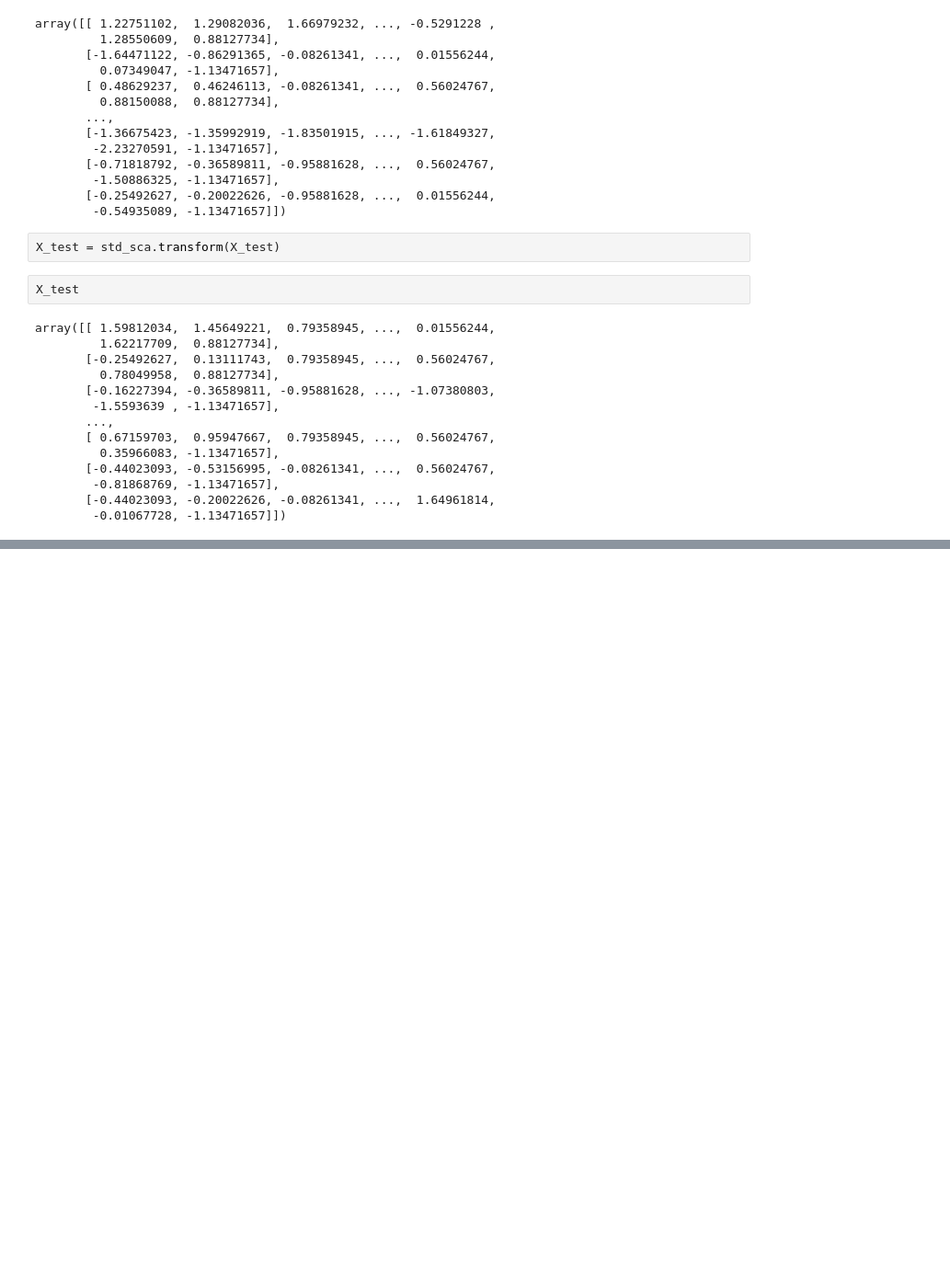
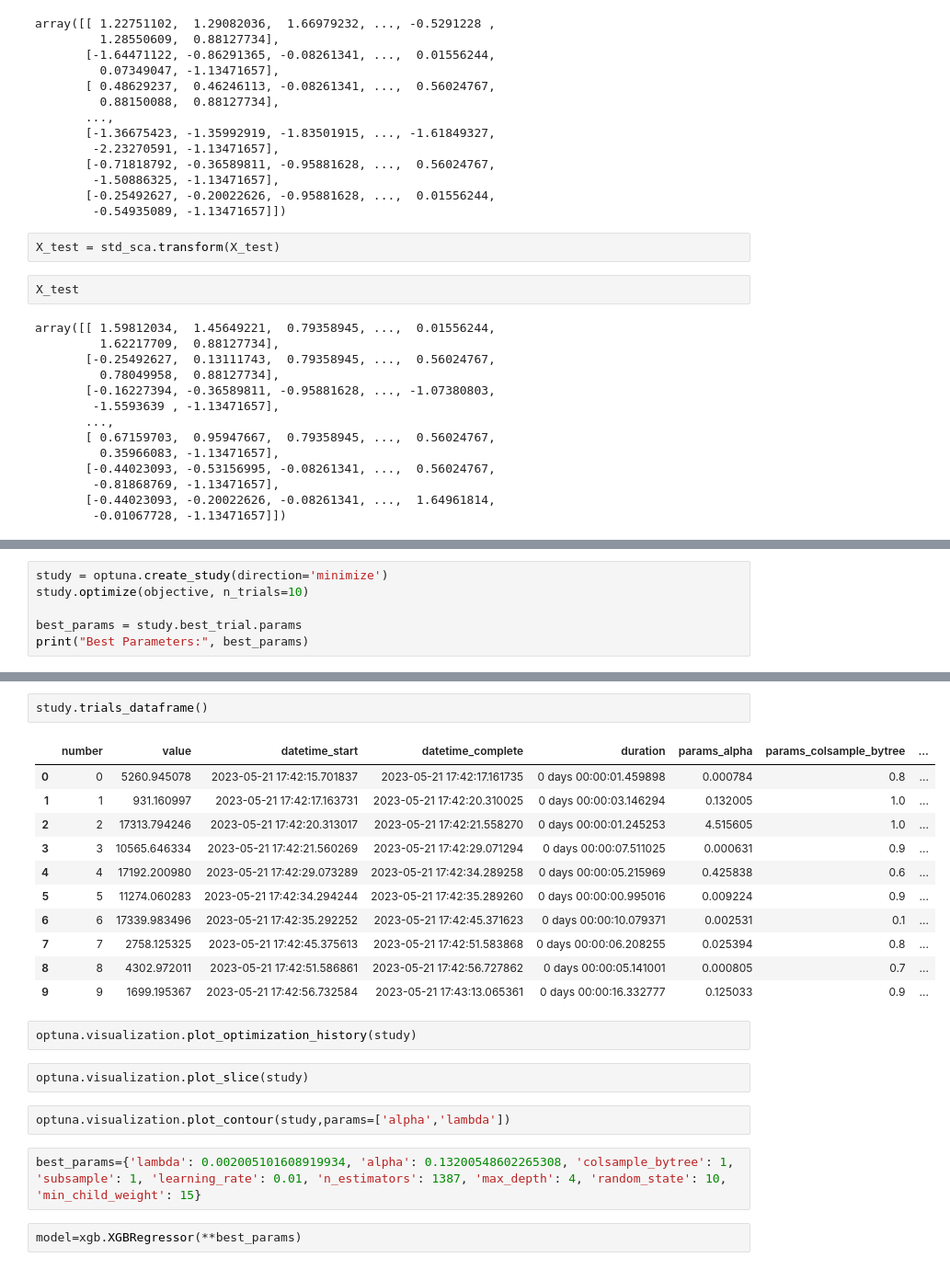
Before and after one commit to devkegovind/FSDS1, a Jupyter notebook: Boosting/boos.ipynb, the cells around one changed output, grey strips where cells are left out. Shown at 92% size. Saved outputs shown, nothing was run; the diff lists cells and outputs as text; blank space fills up the shorter version.

```diff
--- a/Boosting/boos.ipynb
+++ b/Boosting/boos.ipynb
@@ -184,0 +275,6 @@ def objective(trail, data = X, target = y):
+# %%
+study = optuna.create_study(direction='minimize')
+study.optimize(objective, n_trials=10)
+
+best_params = study.best_trial.params
+print("Best Parameters:", best_params)
@@ -184,0 +423,24 @@ def objective(trail, data = X, target = y):
+# %%
+study.trials_dataframe()
+# %% [output]
+|  | number | value | datetime_start | datetime_complete | duration | params_alpha | params_colsample_bytree | ... |
+| 0 | 0 | 5260.945078 | 2023-05-21 17:42:15.701837 | 2023-05-21 17:42:17.161735 | 0 days 00:00:01.459898 | 0.000784 | 0.8 | ... |
+| 1 | 1 | 931.160997 | 2023-05-21 17:42:17.163731 | 2023-05-21 17:42:20.310025 | 0 days 00:00:03.146294 | 0.132005 | 1.0 | ... |
+| 2 | 2 | 17313.794246 | 2023-05-21 17:42:20.313017 | 2023-05-21 17:42:21.558270 | 0 days 00:00:01.245253 | 4.515605 | 1.0 | ... |
+| 3 | 3 | 10565.646334 | 2023-05-21 17:42:21.560269 | 2023-05-21 17:42:29.071294 | 0 days 00:00:07.511025 | 0.000631 | 0.9 | ... |
+| 4 | 4 | 17192.200980 | 2023-05-21 17:42:29.073289 | 2023-05-21 17:42:34.289258 | 0 days 00:00:05.215969 | 0.425838 | 0.6 | ... |
+| 5 | 5 | 11274.060283 | 2023-05-21 17:42:34.294244 | 2023-05-21 17:42:35.289260 | 0 days 00:00:00.995016 | 0.009224 | 0.9 | ... |
+| 6 | 6 | 17339.983496 | 2023-05-21 17:42:35.292252 | 2023-05-21 17:42:45.371623 | 0 days 00:00:10.079371 | 0.002531 | 0.1 | ... |
+| 7 | 7 | 2758.125325 | 2023-05-21 17:42:45.375613 | 2023-05-21 17:42:51.583868 | 0 days 00:00:06.208255 | 0.025394 | 0.8 | ... |
+| 8 | 8 | 4302.972011 | 2023-05-21 17:42:51.586861 | 2023-05-21 17:42:56.727862 | 0 days 00:00:05.141001 | 0.000805 | 0.7 | ... |
+| 9 | 9 | 1699.195367 | 2023-05-21 17:42:56.732584 | 2023-05-21 17:43:13.065361 | 0 days 00:00:16.332777 | 0.125033 | 0.9 | ... |
+# %%
+optuna.visualization.plot_optimization_history(study)
+# %%
+optuna.visualization.plot_slice(study)
+# %%
+optuna.visualization.plot_contour(study,params=['alpha','lambda'])
+# %%
+best_params={'lambda': 0.002005101608919934, 'alpha': 0.13200548602265308, 'colsample_bytree': 1, 'subsample': 1, 'learning_rate': 0.01, 'n_estimators': 1387, 'max_depth': 4, 'random_state': 10, 'min_child_weight': 15}
+# %%
+model=xgb.XGBRegressor(**best_params)
```
Also changed, not shown: parts of 12 cells of this notebook.
